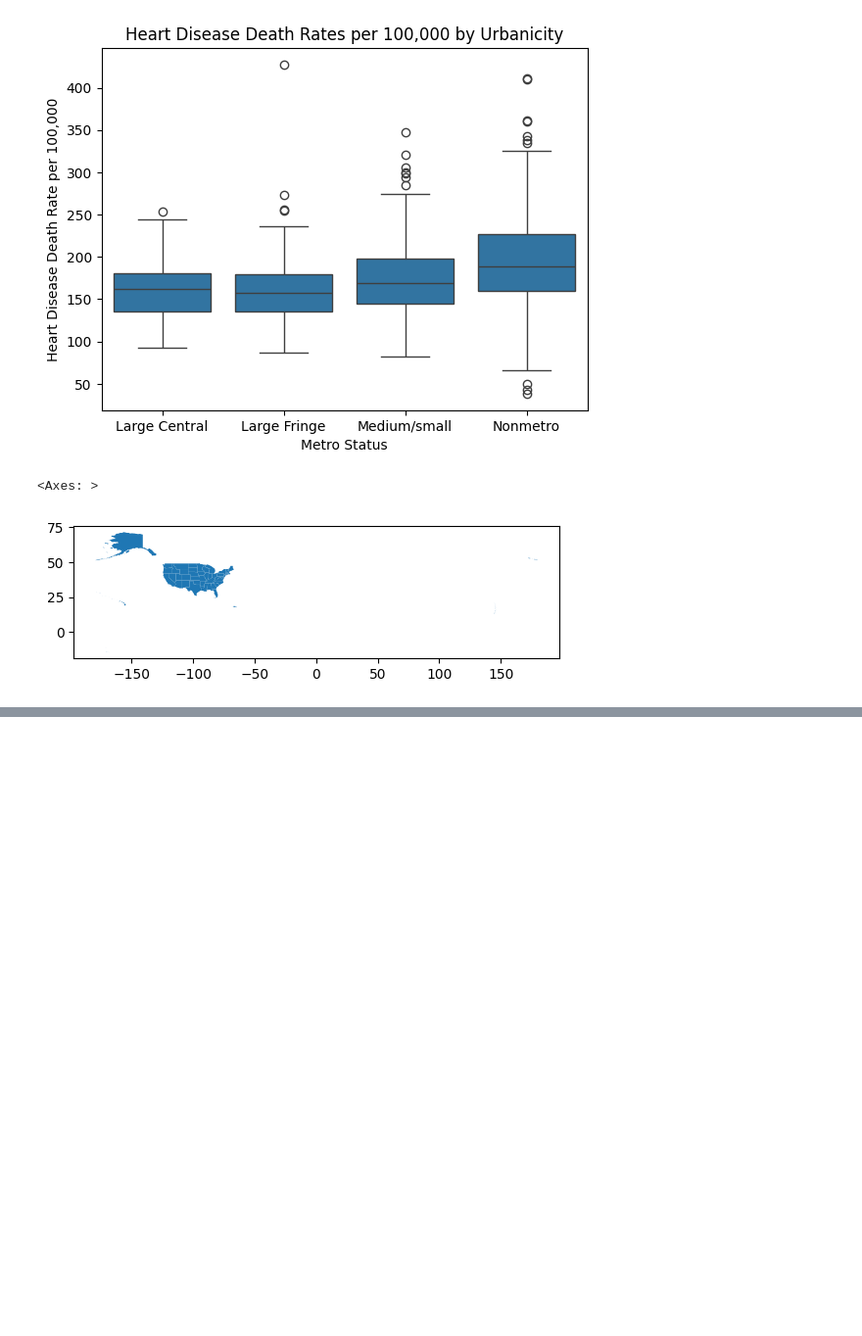
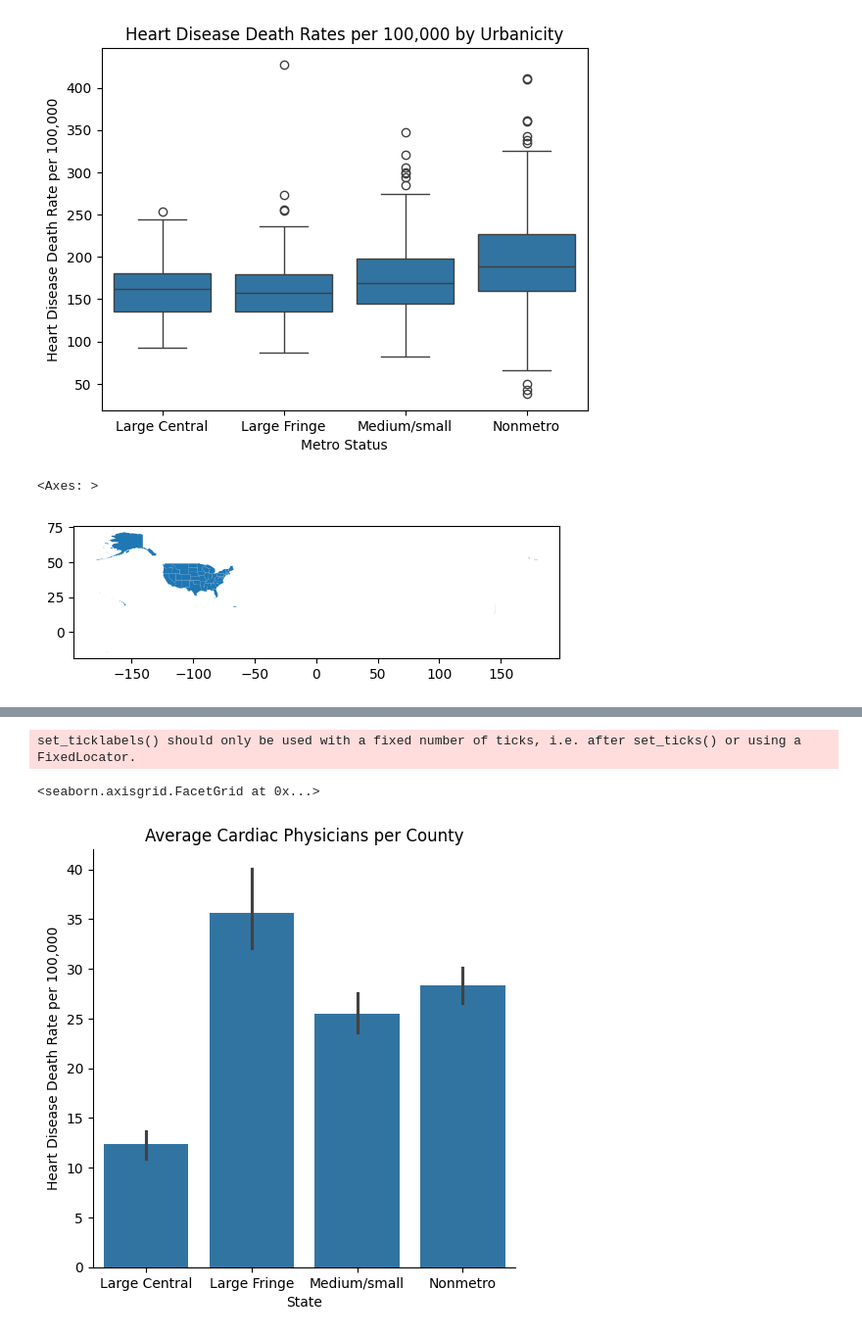
Before and after one commit to kevinwguo/216Project, a Jupyter notebook: Prototype.ipynb, the cells around one changed output, grey strips where cells are left out. Shown: that part at 98% size. Drawn from its saved outputs; the diff is of its cells as text; code cells hidden in the pictures; blank space fills up the shorter version.

```diff
--- a/Prototype.ipynb
+++ b/Prototype.ipynb
@@ -156,0 +151,11 @@ fig.set(xlabel='State', ylabel = "Heart Disease Death Rate per 100,000",
+# %%
+# healthcare access by urbanicity
+
+access = sns.catplot(final_df.dropna(), kind="bar", x='urban_status', y='cardiac_physicians')
+access.set(xlabel='State', ylabel = "Heart Disease Death Rate per 100,000",
+       title="Average Cardiac Physicians per County",
+       xticklabels=["Large Central", "Large Fringe", "Medium/small", "Nonmetro"])
+# %% [output]
+set_ticklabels() should only be used with a fixed number of ticks, i.e. after set_ticks() or using a FixedLocator.
+<seaborn.axisgrid.FacetGrid at 0x...>
+[figure, added]
```
Also changed, not shown: parts of 2 cells of this notebook.
